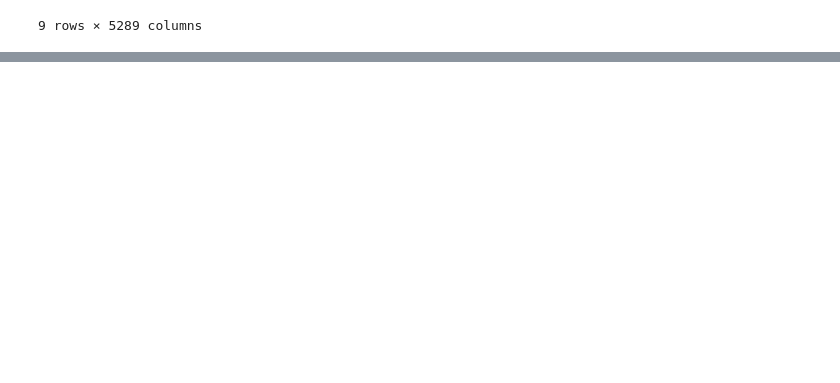
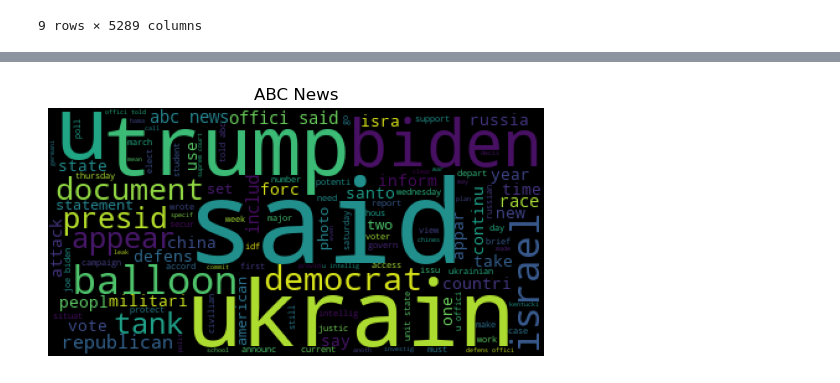
Before and after one commit to kamilapalys/capstone, a Jupyter notebook: src/news.ipynb, the cells around one changed output, grey strips where cells are left out. Drawn from its saved outputs; the diff is of its cells as text; code cells hidden in the pictures; blank space fills up the shorter version.

```diff
--- a/src/news.ipynb
+++ b/src/news.ipynb
@@ -420,0 +436,12 @@ plt.show()
+# %%
+def create_wordcloud(text, title):
+    '''Given a string of all text and a string
+    for the title, creates a wordcloud'''
+    wc = WordCloud().generate(text)
+    plt.title(title)
+    plt.axis("off")
+    plt.imshow(wc)
+# %%
+create_wordcloud(source_docs[0], "ABC News")
+# %% [output]
+[figure, added]
```
Also changed, not shown: parts of 5 cells of this notebook, 1 other file.
